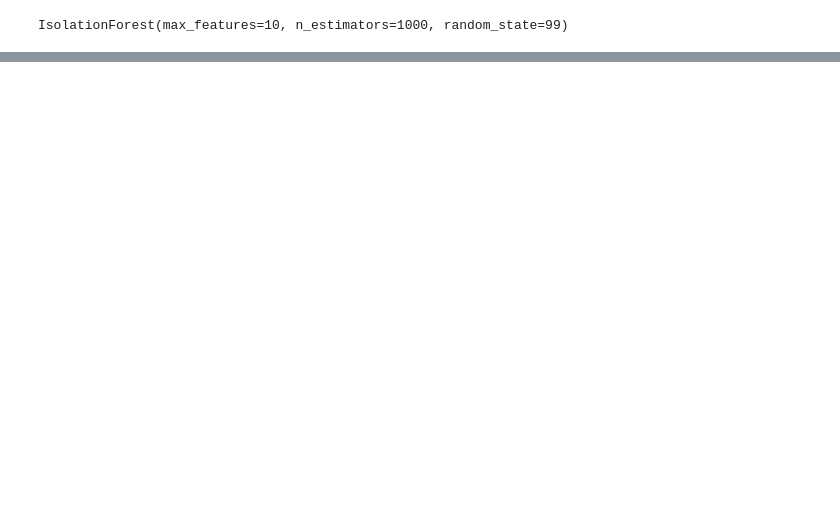
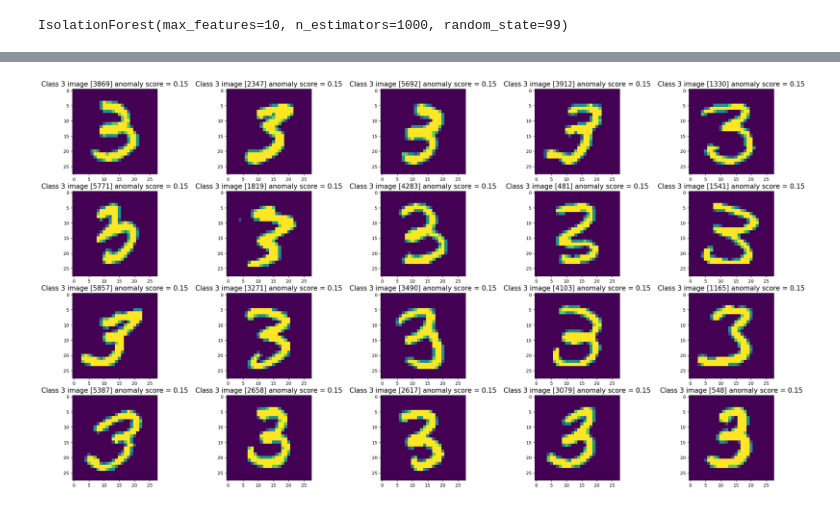
Before and after one commit to rytisss/StatisticalImageAnalysis, a Jupyter notebook: MNIST.ipynb, the cells around one changed output, grey strips where cells are left out. Saved outputs shown, nothing was run; the diff lists cells and outputs as text; code cells hidden in the pictures; blank space fills up the shorter version.

```diff
--- a/MNIST.ipynb
+++ b/MNIST.ipynb
@@ -246,0 +247,13 @@ show_images(images_show, titles_show)
+# %%
+# draw best sample
+# lets print some images with most anomaly
+images_show = []
+titles_show = []
+for i in range(0, 20):
+    index = anomaly_score_indices[len(anomaly_score_indices)-i-1]
+    images_show.append(desired_class_x[index])
+    titles_show.append('Class ' + str(desired_class) + ' image [' + str(index) + '] anomaly score = ' + "{:.2f}".format(round(anomaly_scores[index], 2)))
+
+show_images(images_show, titles_show)
+# %% [output]
+[figure, added]
```
Also changed, not shown: parts of 6 cells of this notebook.
